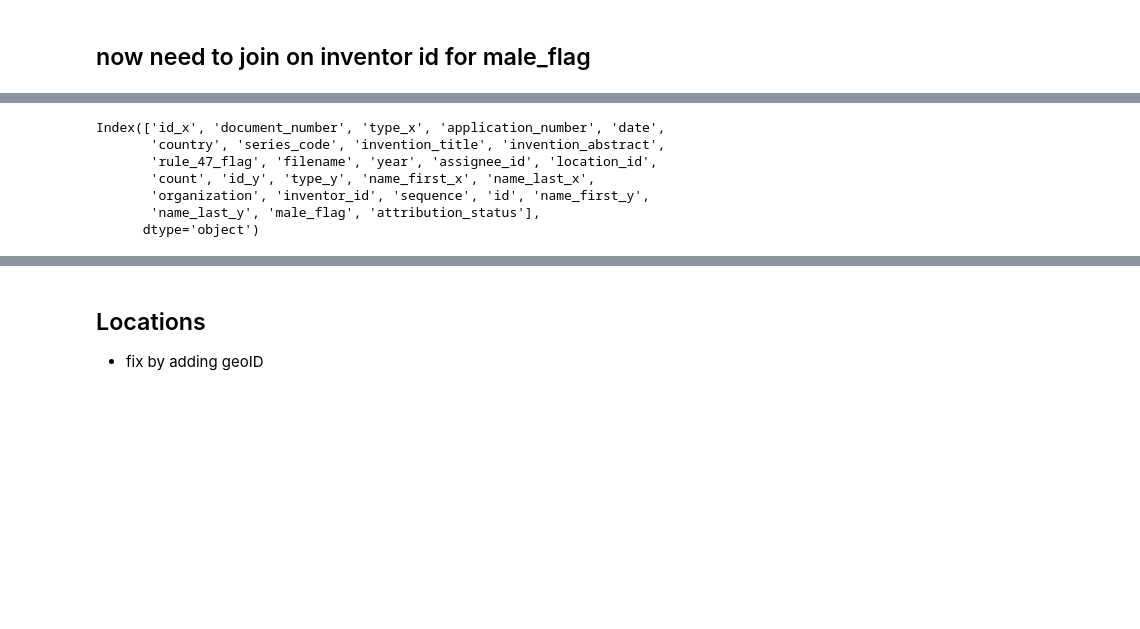
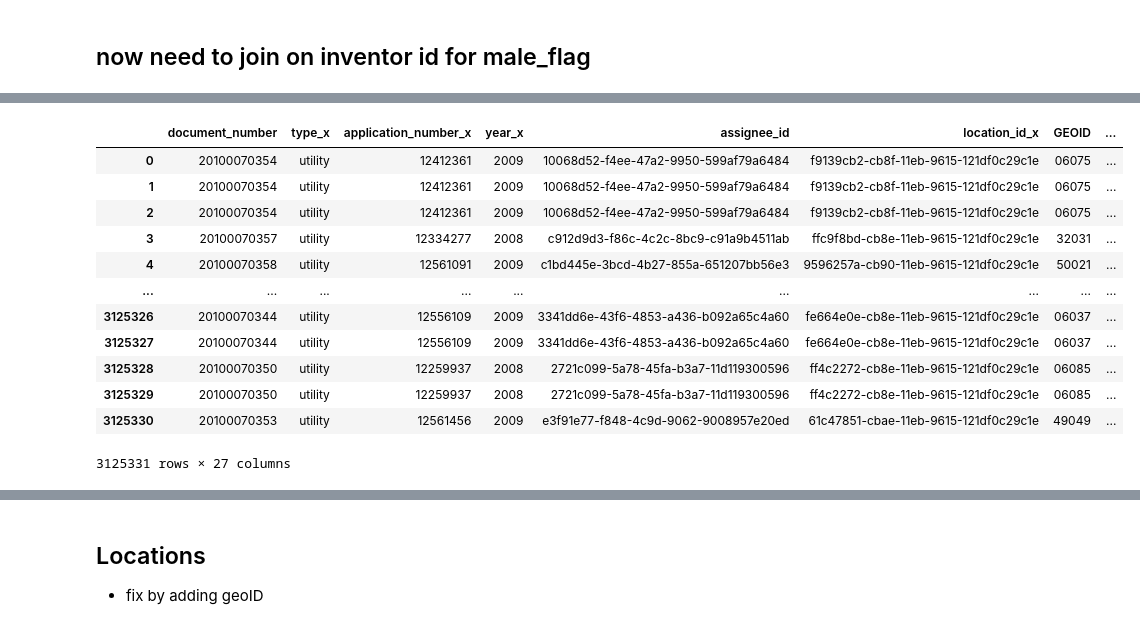
Before and after one commit to mhk9c/patents22, a Jupyter notebook: pre_grant_data.ipynb, the cells around one changed output, grey strips where cells are left out. Cells and saved outputs as stored; diff of their text form; code cells hidden in the pictures; blank space fills up the shorter version.

```diff
--- a/pre_grant_data.ipynb
+++ b/pre_grant_data.ipynb
@@ -328,10 +357,2 @@ application_assignee_inventor_male_flag_df.query("application_number == 13483997
 # %%
-application_assignee_inventor_male_flag_df.columns
+application_inventor_male_flag_df.columns
-# %% [output]
-Index(['id_x', 'document_number', 'type_x', 'application_number', 'date',
-       'country', 'series_code', 'invention_title', 'invention_abstract',
-       'rule_47_flag', 'filename', 'year', 'assignee_id', 'location_id',
-       'count', 'id_y', 'type_y', 'name_first_x', 'name_last_x',
-       'organization', 'inventor_id', 'sequence', 'id', 'name_first_y',
-       'name_last_y', 'male_flag', 'attribution_status'],
-      dtype='object')
@@ -337,0 +367,22 @@ Index(['id_x', 'document_number', 'type_x', 'application_number', 'date',
+# %%
+# application_inventor_male_flag_df
+# denormalized_application_assignee
+
+
+application_assignee_inventor_df = pd.merge(denormalized_application_assignee, application_inventor_male_flag_df,
+                      on=['document_number'],
+                      how='left')
+# %% [output]
+|  | document_number | type_x | application_number_x | year_x | assignee_id | location_id_x | GEOID | ... |
+| 0 | 20100070354 | utility | 12412361 | 2009 | 10068d52-f4ee-47a2-9950-599af79a6484 | f9139cb2-cb8f-11eb-9615-121df0c29c1e | 06075 | ... |
+| 1 | 20100070354 | utility | 12412361 | 2009 | 10068d52-f4ee-47a2-9950-599af79a6484 | f9139cb2-cb8f-11eb-9615-121df0c29c1e | 06075 | ... |
+| 2 | 20100070354 | utility | 12412361 | 2009 | 10068d52-f4ee-47a2-9950-599af79a6484 | f9139cb2-cb8f-11eb-9615-121df0c29c1e | 06075 | ... |
+| 3 | 20100070357 | utility | 12334277 | 2008 | c912d9d3-f86c-4c2c-8bc9-c91a9b4511ab | ffc9f8bd-cb8e-11eb-9615-121df0c29c1e | 32031 | ... |
+| 4 | 20100070358 | utility | 12561091 | 2009 | c1bd445e-3bcd-4b27-855a-651207bb56e3 | 9596257a-cb90-11eb-9615-121df0c29c1e | 50021 | ... |
+| ... | ... | ... | ... | ... | ... | ... | ... | ... |
+| 3125326 | 20100070344 | utility | 12556109 | 2009 | 3341dd6e-43f6-4853-a436-b092a65c4a60 | fe664e0e-cb8e-11eb-9615-121df0c29c1e | 06037 | ... |
+| 3125327 | 20100070344 | utility | 12556109 | 2009 | 3341dd6e-43f6-4853-a436-b092a65c4a60 | fe664e0e-cb8e-11eb-9615-121df0c29c1e | 06037 | ... |
+| 3125328 | 20100070350 | utility | 12259937 | 2008 | 2721c099-5a78-45fa-b3a7-11d119300596 | ff4c2272-cb8e-11eb-9615-121df0c29c1e | 06085 | ... |
+| 3125329 | 20100070350 | utility | 12259937 | 2008 | 2721c099-5a78-45fa-b3a7-11d119300596 | ff4c2272-cb8e-11eb-9615-121df0c29c1e | 06085 | ... |
+| 3125330 | 20100070353 | utility | 12561456 | 2009 | e3f91e77-f848-4c9d-9062-9008957e20ed | 61c47851-cbae-11eb-9615-121df0c29c1e | 49049 | ... |
+3125331 rows × 27 columns
```
Also changed, not shown: parts of 29 cells of this notebook, 2 other files.
